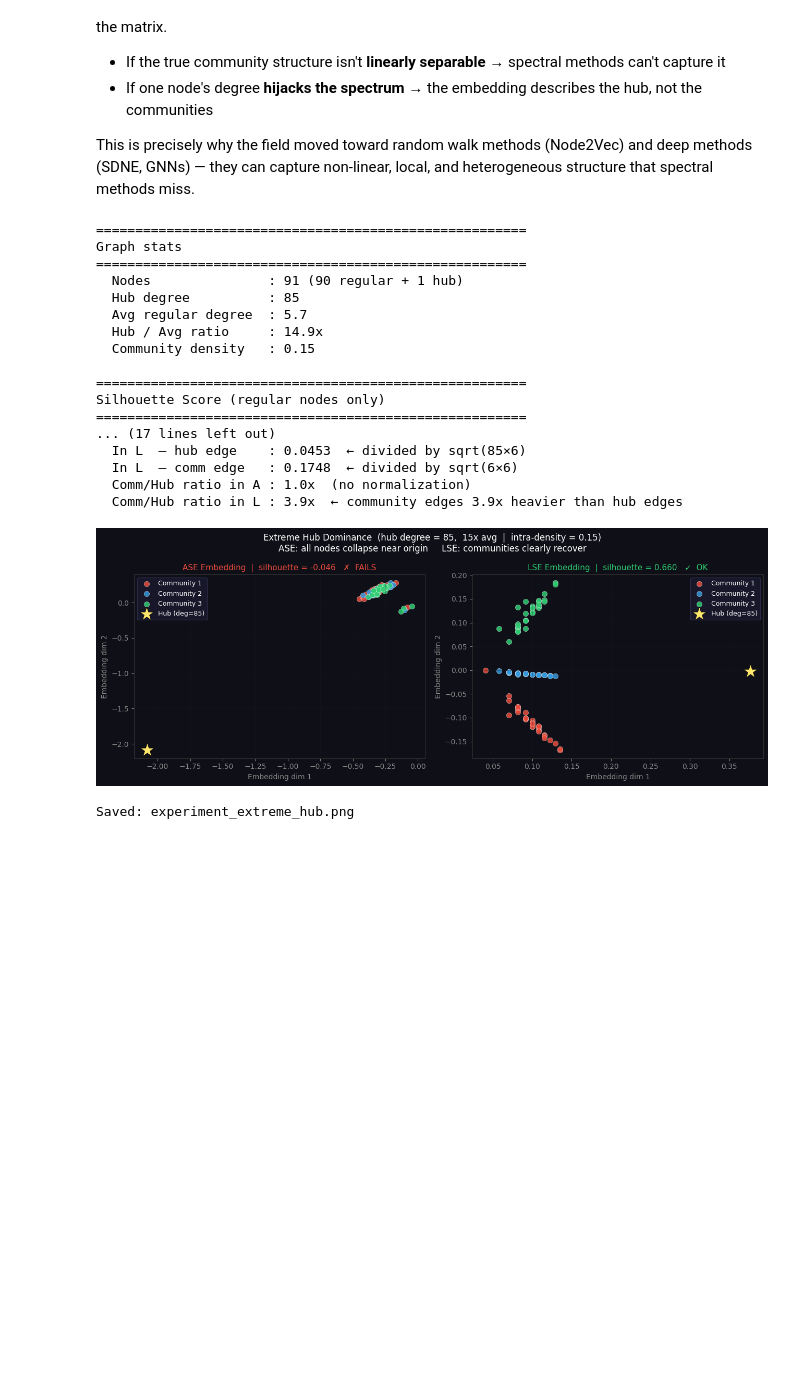
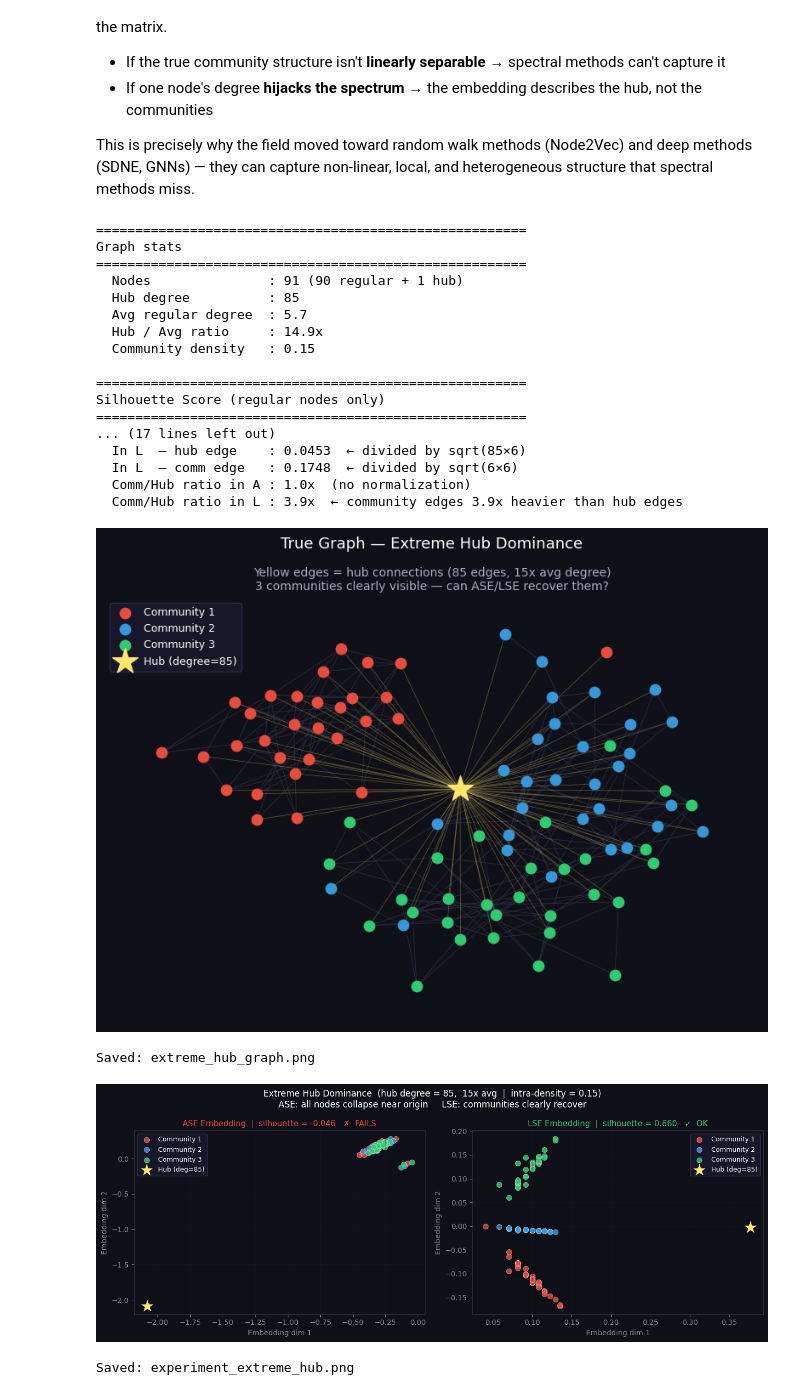
Before and after one commit to minhtrietcancode/universality_network_embeddings, a Jupyter notebook: week2_reading_summary/ase_lse_failure_modes.ipynb, the cells around one changed output. Saved outputs shown, nothing was run; the diff lists cells and outputs as text; code cells hidden in the pictures; blank space fills up the shorter version.

```diff
--- a/week2_reading_summary/ase_lse_failure_modes.ipynb
+++ b/week2_reading_summary/ase_lse_failure_modes.ipynb
@@ -836,9 +836,58 @@ print(f"  In L  — comm edge   : {comm_edge_L:.4f}  ← divided by sqrt({avg_re
 print(f"  Comm/Hub ratio in A : 1.0x  (no normalization)")
 print(f"  Comm/Hub ratio in L : {comm_edge_L / hub_edge_L:.1f}x  ← community edges {comm_edge_L/hub_edge_L:.1f}x heavier than hub edges")
 
-# ── Plot ─────────────────────────────────────────────────────────────
+# ── Plot 1: True graph structure ─────────────────────────────────────
+import networkx as nx
+
 PALETTE = ['#e74c3c', '#3498db', '#2ecc71']
 
+# Build NetworkX graph for visualization
+G_viz = nx.from_numpy_array(A)
+pos   = nx.spring_layout(G_viz, seed=42, k=0.5)
+
+fig_g, ax_g = plt.subplots(figsize=(8, 6))
+fig_g.patch.set_facecolor('#0f0f17')
+ax_g.set_facecolor('#0f0f17')
+ax_g.axis('off')
+fig_g.suptitle('True Graph — Extreme Hub Dominance', fontsize=13, color='white')
+
+# Regular edges (dark)
+regular_edges = [(u, v) for u, v in G_viz.edges() if hub_idx not in (u, v)]
+nx.draw_networkx_edges(G_viz, pos, edgelist=regular_edges,
+                       edge_color='#2a2a3e', width=0.6, ax=ax_g)
+
+# Hub edges (yellow, semi-transparent — there are a lot of them)
+hub_edges = [(u, v) for u, v in G_viz.edges() if hub_idx in (u, v)]
+nx.draw_networkx_edges(G_viz, pos, edgelist=hub_edges,
+                       edge_color='#ffe66d', width=0.5, alpha=0.35, ax=ax_g)
+
+# Community nodes
+for comm in range(N_COMMUNITIES):
+    comm_nodes = [v for v in range(n_regular) if labels[v] == comm]
+    nx.draw_networkx_nodes(G_viz, pos, nodelist=comm_nodes,
+                           node_color=PALETTE[comm], node_size=80,
+                           label=f'Community {comm + 1}', ax=ax_g)
+
+# Hub node
+nx.draw_networkx_nodes(G_viz, pos, nodelist=[hub_idx],
+                       node_color='#ffe66d', node_size=500,
+                       node_shape='*', label=f'Hub (degree={hub_deg})', ax=ax_g)
+
+ax_g.legend(fontsize=9, facecolor='#1a1a2e', labelcolor='white',
+            loc='upper left')
+ax_g.set_title(
+    f'Yellow edges = hub connections ({hub_deg} edges, {hub_deg/avg_reg_deg:.0f}x avg degree)\n'
+    f'3 communities clearly visible — can ASE/LSE recover them?',
+    color='#aaaacc', fontsize=10
+)
+
+plt.tight_layout()
+plt.savefig('extreme_hub_graph.png', dpi=150,
+            bbox_inches='tight', facecolor='#0f0f17')
+plt.show()
+print("Saved: extreme_hub_graph.png")
+
+# ── Plot 2: ASE vs LSE embeddings ────────────────────────────────────
 fig, axes = plt.subplots(1, 2, figsize=(13, 5))
 fig.patch.set_facecolor('#0f0f17')
 for ax in axes:
@@ -879,32 +928,34 @@ for ax, X, title, sil in [
                edgecolors='black', linewidths=0.5)
 
     ax.legend(fontsize=9, facecolor='#1a1a2e', labelcolor='white')
     ax.set_xlabel('Embedding dim 1', color='#888')
     ax.set_ylabel('Embedding dim 2', color='#888')
     ax.grid(True, alpha=0.3)
 
 plt.tight_layout()
 plt.savefig('experiment_extreme_hub.png', dpi=150,
             bbox_inches='tight', facecolor='#0f0f17')
 plt.show()
 print("\nSaved: experiment_extreme_hub.png")
 # %% [output]
 =======================================================
 Graph stats
 =======================================================
   Nodes               : 91 (90 regular + 1 hub)
   Hub degree          : 85
   Avg regular degree  : 5.7
   Hub / Avg ratio     : 14.9x
   Community density   : 0.15
 
 =======================================================
 Silhouette Score (regular nodes only)
 =======================================================
 ... (17 lines left out)
   In L  — hub edge    : 0.0453  ← divided by sqrt(85×6)
   In L  — comm edge   : 0.1748  ← divided by sqrt(6×6)
   Comm/Hub ratio in A : 1.0x  (no normalization)
   Comm/Hub ratio in L : 3.9x  ← community edges 3.9x heavier than hub edges
-[figure, old version]
+[figure, new version]
-Saved: experiment_extreme_hub.png
+Saved: extreme_hub_graph.png
+[figure, added]
+Saved: experiment_extreme_hub.png
```
